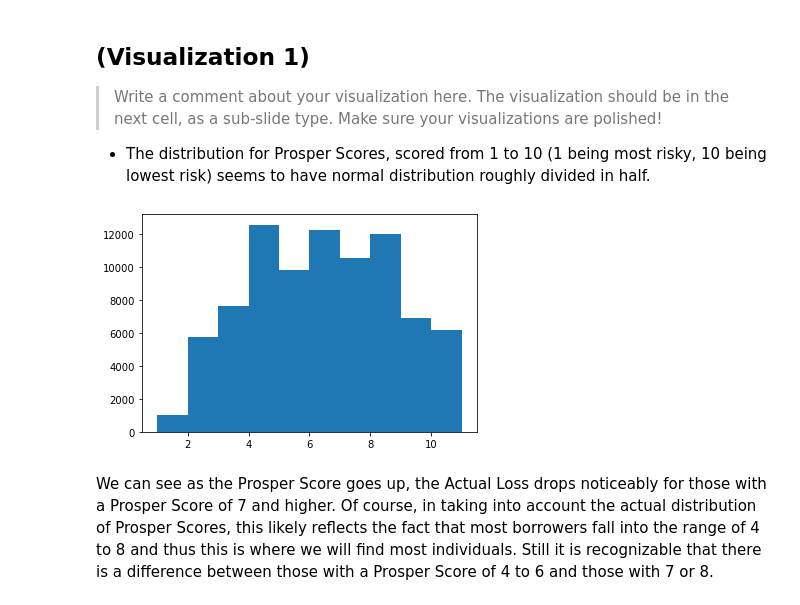
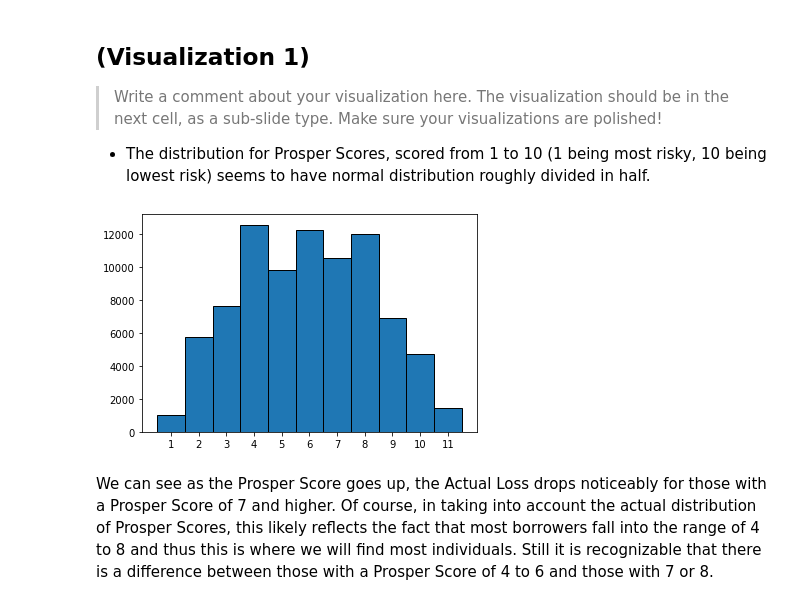
Before and after one commit to verispp/Udacity-communicate-data-findings, a Jupyter notebook: slide_deck_template.ipynb, the cells around one changed output. Drawn from its saved outputs; the diff is of its cells as text; code cells hidden in the pictures.

```diff
--- a/slide_deck_template.ipynb
+++ b/slide_deck_template.ipynb
@@ -34,10 +34,12 @@ that when the notebook is rendered as http slides, those cells won't show up.
 the next cell, as a sub-slide type. Make sure your visualizations are polished!
 
 * The distribution for Prosper Scores, scored from 1 to 10 (1 being most risky, 10 being lowest risk) seems to have normal distribution roughly divided in half.
-# %%
-plt.hist(data=loans, x='ProsperScore');
-# %% [output]
-[figure, removed]
+# %%
+bins = np.arange(1, 13) - 0.5
+plt.hist(data=loans, bins=bins, x='ProsperScore', ec='black')
+plt.xticks(np.arange(1, 12));
+# %% [output]
+[figure, added]
 # %% [markdown]
 We can see as the Prosper Score goes up, the Actual Loss drops noticeably for those with a Prosper Score of 7 and higher. Of course, in taking into account the actual distribution of Prosper Scores, this likely reflects the fact that most borrowers fall into the range of 4 to 8 and thus this is where we will find most individuals. Still it is recognizable that there is a difference between those with a Prosper Score of 4 to 6 and those with 7 or 8.
 # %%
```
